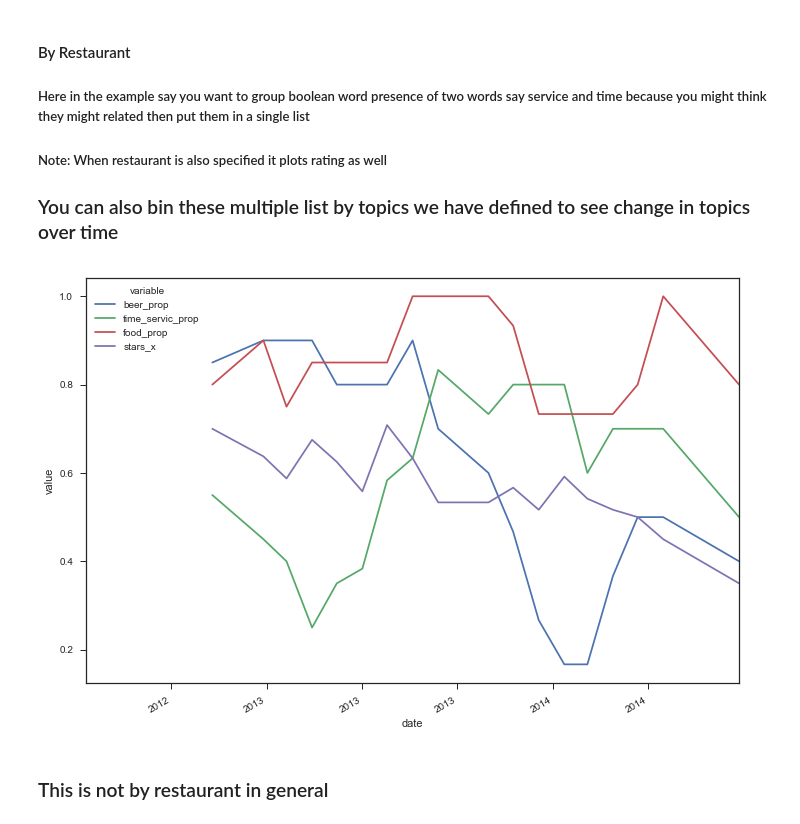
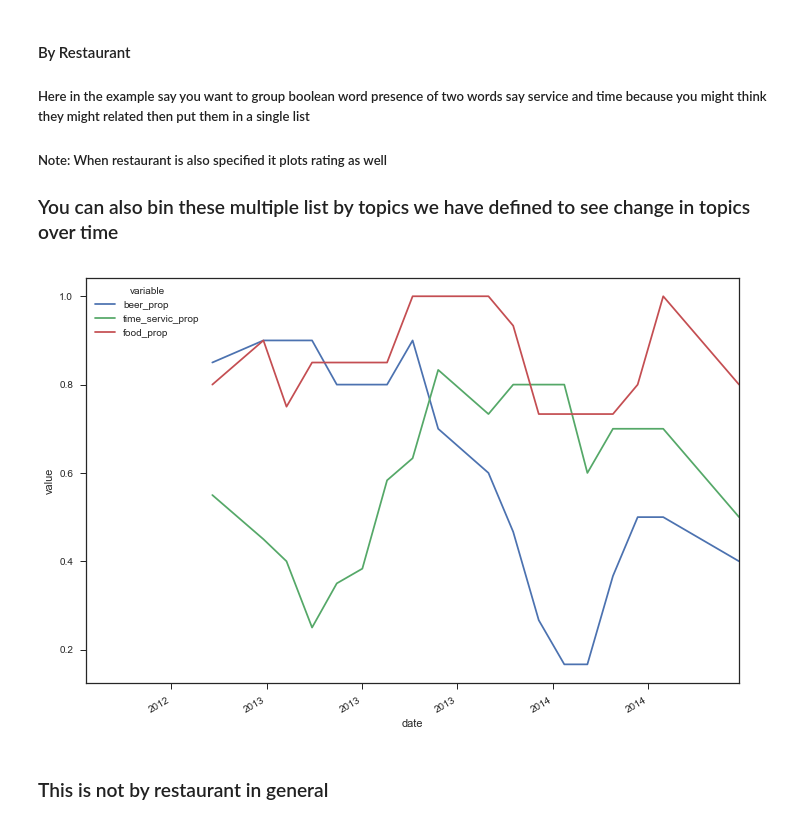
Before and after one commit to yuruc/YelpData, a Jupyter notebook: Seasonality/Viz_Word_Trends.ipynb, the cells around one changed output. Saved outputs shown, nothing was run; the diff lists cells and outputs as text; code cells hidden in the pictures.

```diff
--- a/Seasonality/Viz_Word_Trends.ipynb
+++ b/Seasonality/Viz_Word_Trends.ipynb
@@ -42,7 +42,7 @@ pitt_review["month"] = map(lambda x: x.month , pitt_review["date"])
 pitt_review["year"] = map(lambda x: x.year , pitt_review["date"])
 pitt_review["nreviews"] = 1
 # %%
-def plot_word_trends(word_list,name="",wind=5):
+def plot_word_trends(word_list,name="",flag = 0, wind=5):
 
     temp = pitt_review.copy()
 
@@ -61,7 +61,7 @@ def plot_word_trends(word_list,name="",wind=5):
 
     feat = ["month","year","nreviews"] + words
 
-    if len(name) > 0:
+    if len(name) > 0 and flag:
         feat = feat + ["stars_x"]
 
     avgStatspitt = temp.groupby(by=["year","month"]).sum()
@@ -70,7 +70,7 @@ def plot_word_trends(word_list,name="",wind=5):
         avgStatspitt[word + "_prop"] = avgStatspitt[word]/avgStatspitt["nreviews"]
         avgStatspitt[word + "_prop"] = avgStatspitt[word + "_prop"].rolling(window = wind).mean()
 
-    if len(name) > 0:
+    if len(name) > 0 and flag:
         avgStatspitt["stars_x"] = (avgStatspitt["stars_x"] - 1)/(avgStatspitt["nreviews"]*4)
         avgStatspitt["stars_x"] = avgStatspitt["stars_x"].rolling(window = wind).mean()
 
@@ -86,7 +86,7 @@ def plot_word_trends(word_list,name="",wind=5):
     avgStatspitt["date"] = map(lambda x: pd.datetime.strptime(x, '%Y-%m'),ym)
 
 
-    if len(name) > 0:
+    if len(name) > 0 and flag:
         feat_prop = feat_prop + ["stars_x"]
 
 
@@ -102,6 +102,7 @@ def plot_word_trends(word_list,name="",wind=5):
     ax.xaxis.set_major_formatter(mpl.ticker.FuncFormatter(myFormatter))
     fig.autofmt_xdate()
     plt.show()
+    return pm
 # %% [markdown]
 #### By Restaurant
 ##### Here in the example say you want to group boolean word presence of two words say service and time because you might think they might related then put them in a single list
@@ -109,6 +110,6 @@ def plot_word_trends(word_list,name="",wind=5):
 
 ### You can also bin these multiple list by topics we have defined to see change in topics over time
 # %%
-plot_word_trends(word_list = [["beer"],["time","servic"],["food"]],name="Brewstone",wind=5)
+word_trend = plot_word_trends(word_list = [["beer"],["time","servic"],["food"]],name="Brewstone",flag = 0,wind=5)
 # %% [output]
-[figure, old version]
+[figure, new version]
```
Also changed, not shown: parts of 4 cells of this notebook, 1 other file.
